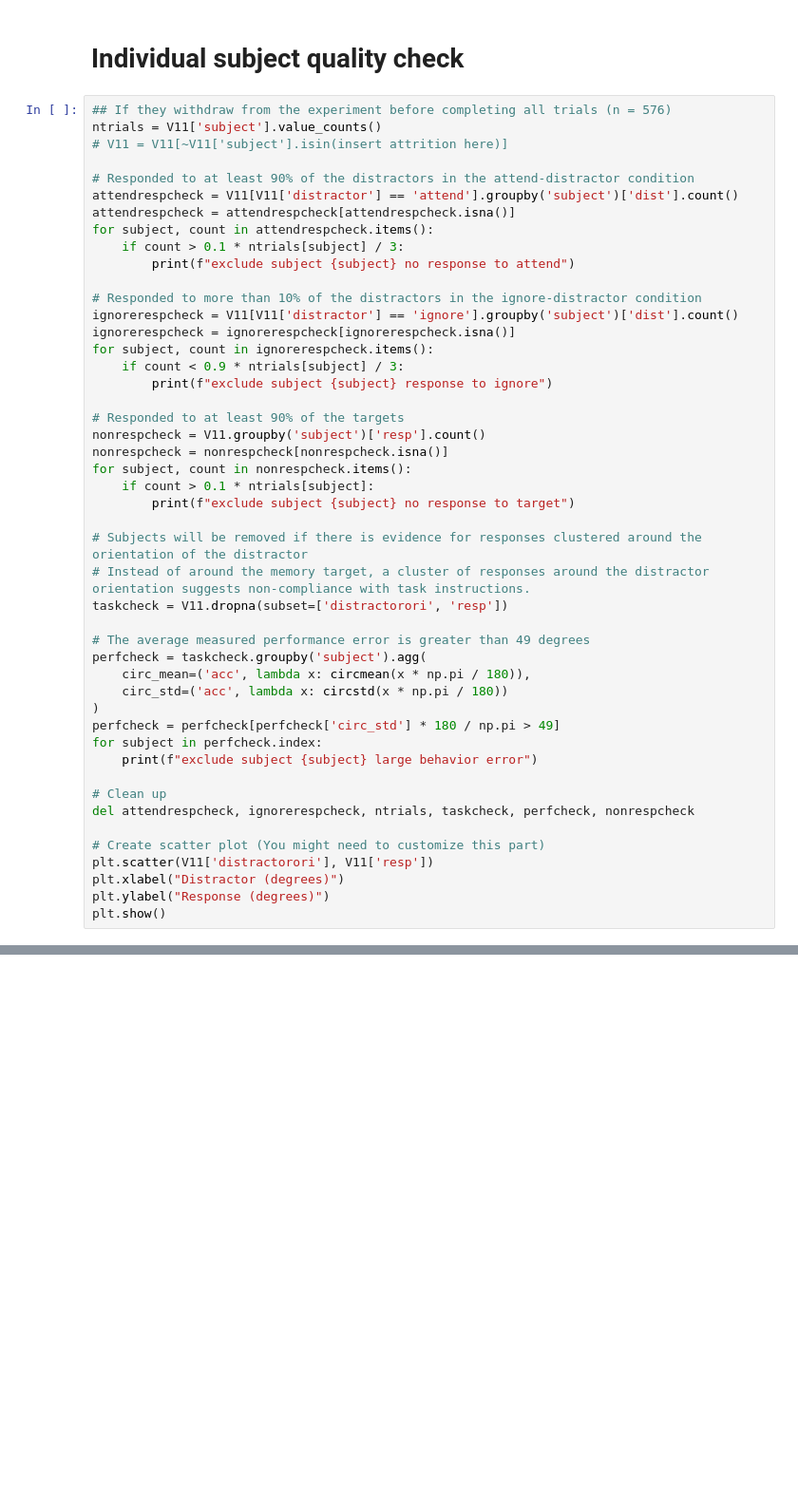
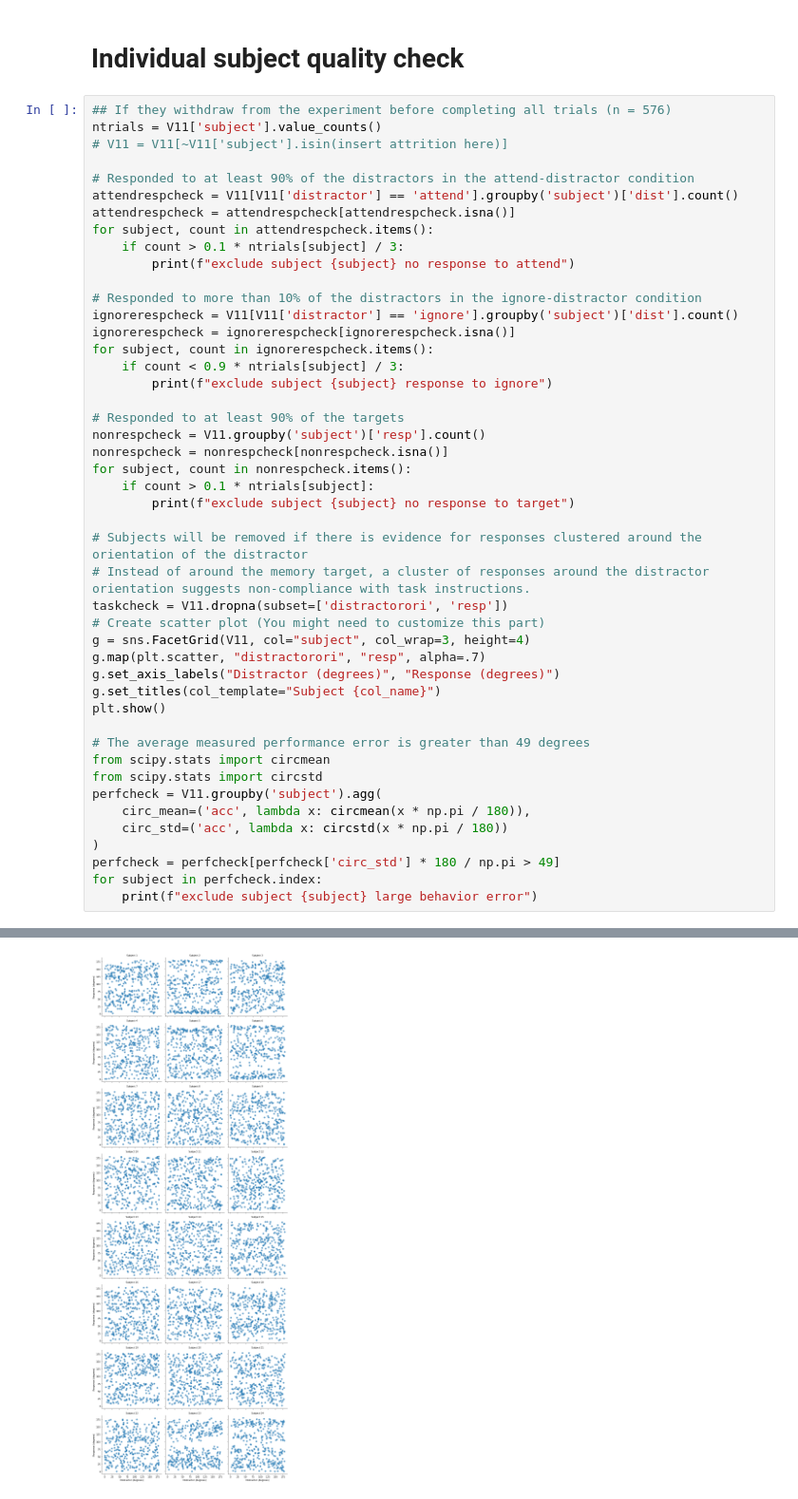
Before and after one commit to hkular/WM_NoiseV11, a Jupyter notebook: V11_Analysis.ipynb, the cells around one changed output, grey strips where cells are left out. Shown at 95% size. Saved outputs shown, nothing was run; the diff lists cells and outputs as text; blank space fills up the shorter version.

```diff
--- a/V11_Analysis.ipynb
+++ b/V11_Analysis.ipynb
@@ -65,22 +63,21 @@ for subject, count in nonrespcheck.items():
 # Subjects will be removed if there is evidence for responses clustered around the orientation of the distractor
 # Instead of around the memory target, a cluster of responses around the distractor orientation suggests non-compliance with task instructions.
 taskcheck = V11.dropna(subset=['distractorori', 'resp'])
+# Create scatter plot (You might need to customize this part)
+g = sns.FacetGrid(V11, col="subject", col_wrap=3, height=4)
+g.map(plt.scatter, "distractorori", "resp", alpha=.7)
+g.set_axis_labels("Distractor (degrees)", "Response (degrees)")
+g.set_titles(col_template="Subject {col_name}")
+plt.show()
 
 # The average measured performance error is greater than 49 degrees
-perfcheck = taskcheck.groupby('subject').agg(
+from scipy.stats import circmean
+from scipy.stats import circstd
+perfcheck = V11.groupby('subject').agg(
     circ_mean=('acc', lambda x: circmean(x * np.pi / 180)),
     circ_std=('acc', lambda x: circstd(x * np.pi / 180))
 )
 perfcheck = perfcheck[perfcheck['circ_std'] * 180 / np.pi > 49]
 for subject in perfcheck.index:
     print(f"exclude subject {subject} large behavior error")
-
-# Clean up
-del attendrespcheck, ignorerespcheck, ntrials, taskcheck, perfcheck, nonrespcheck
-
-# Create scatter plot (You might need to customize this part)
-plt.scatter(V11['distractorori'], V11['resp'])
-plt.xlabel("Distractor (degrees)")
-plt.ylabel("Response (degrees)")
-plt.show()
 # %% [output]
@@ -87,0 +84 @@ NameError: name 'V11' is not defined
+[figure, added]
```
Also changed, not shown: parts of 4 cells of this notebook.
